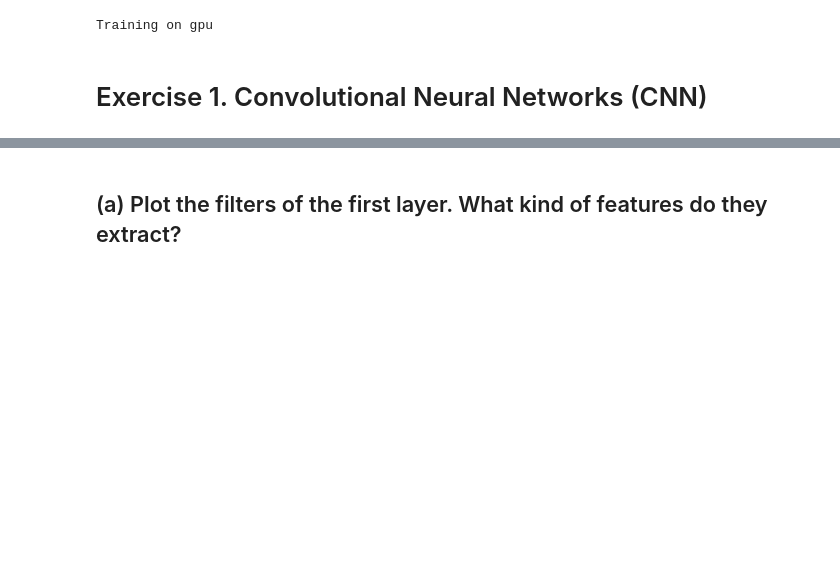
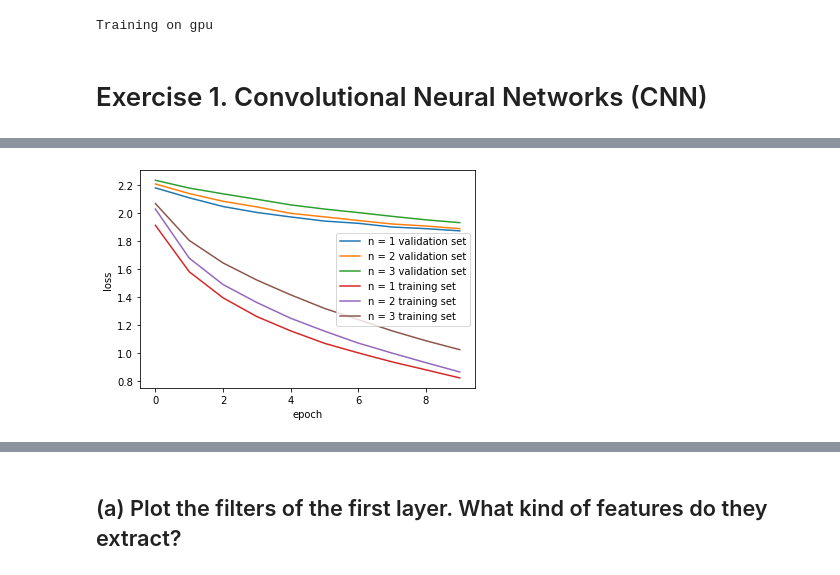
Before and after one commit to dunky11/mustererkennung, a Jupyter notebook: A10/assignment10.ipynb, the cells around one changed output, grey strips where cells are left out. Cells and saved outputs as stored; diff of their text form; code cells hidden in the pictures; blank space fills up the shorter version.

```diff
--- a/A10/assignment10.ipynb
+++ b/A10/assignment10.ipynb
@@ -263,0 +271,13 @@ plt.show()
+# %%
+plt.plot(list(range(len(metrics[1]["val_losses"]))), metrics[1]["val_losses"], label="n = 1 validation set")
+plt.plot(list(range(len(metrics[2]["val_losses"]))), metrics[2]["val_losses"], label="n = 2 validation set")
+plt.plot(list(range(len(metrics[3]["val_losses"]))), metrics[3]["val_losses"], label="n = 3 validation set")
+plt.plot(list(range(len(metrics[1]["train_losses"]))), metrics[1]["train_losses"], label="n = 1 training set")
+plt.plot(list(range(len(metrics[2]["train_losses"]))), metrics[2]["train_losses"], label="n = 2 training set")
+plt.plot(list(range(len(metrics[3]["train_losses"]))), metrics[3]["train_losses"], label="n = 3 training set")
+plt.xlabel("epoch")
+plt.ylabel("loss")
+plt.legend()
+plt.show()
+# %% [output]
+[figure, added]
```
Also changed, not shown: parts of 12 cells of this notebook, 1 other file.
